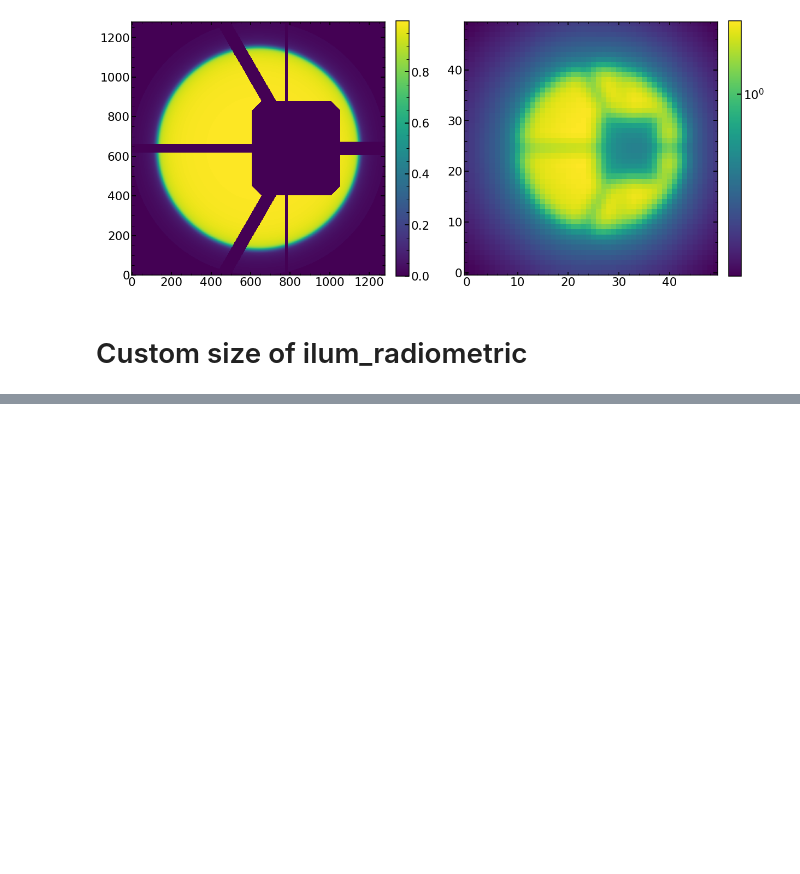
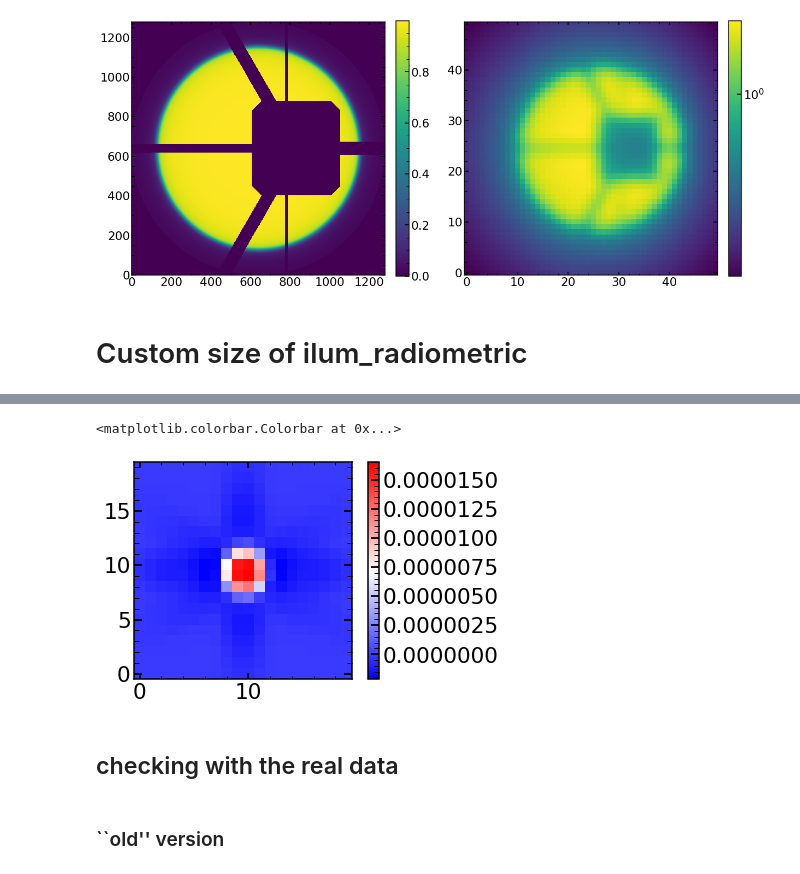
Before and after one commit to Subaru-PFS/dev_2ddrp, a Jupyter notebook: 2d_PSF_code/Zernike_Work_Mar_Apr_2020.ipynb, the cells around one changed output, grey strips where cells are left out. Cells and saved outputs as stored; diff of their text form; code cells hidden in the pictures; blank space fills up the shorter version.

```diff
--- a/2d_PSF_code/Zernike_Work_Mar_Apr_2020.ipynb
+++ b/2d_PSF_code/Zernike_Work_Mar_Apr_2020.ipynb
@@ -300,0 +299,10 @@ plt.imshow(optPsf_cut_fiber_convolved_downsampled)
+# %%
+sci_image_unit=np.ones((20,20))
+var_image_unit=np.ones((20,20))
+model = LN_PFS_single(sci_image_unit,var_image_unit,dithering=1,save=1,npix=1536,verbosity=1,sim)
+res=model(allparameters_proposal,return_Image=True)
+optPsf_cut_fiber_convolved_downsampled_1536=np.load(TESTING_FINAL_IMAGES_FOLDER+'optPsf_cut_fiber_convolved_downsampled.npy')
+
+model = LN_PFS_single(sci_image_unit,var_image_unit,dithering=1,save=1,verbosity=1)
+res=model(allparameters_proposal,return_Image=True)
+optPsf_cut_fiber_convolved_downsampled_20=np.load(TESTING_FINAL_IMAGES_FOLDER+'optPsf_cut_fiber_convolved_downsampled.npy')
@@ -300,0 +327,13 @@ plt.imshow(optPsf_cut_fiber_convolved_downsampled)
+# %%
+optPsf_cut_fiber_convolved_downsampled_1536=optPsf_cut_fiber_convolved_downsampled_1536*np.sum(1)/np.sum(optPsf_cut_fiber_convolved_downsampled_1536)
+optPsf_cut_fiber_convolved_downsampled_20=optPsf_cut_fiber_convolved_downsampled_20/np.sum(optPsf_cut_fiber_convolved_downsampled_20)
+
+plt.imshow(optPsf_cut_fiber_convolved_downsampled_20-optPsf_cut_fiber_convolved_downsampled_1536,cmap='bwr')
+plt.colorbar()
+# %% [output]
+<matplotlib.colorbar.Colorbar at 0x...>
+[figure, added]
+# %% [markdown]
+## checking with the real data
+# %% [markdown]
+### ``old'' version
```
Also changed, not shown: parts of 68 cells of this notebook, 1 other file.
